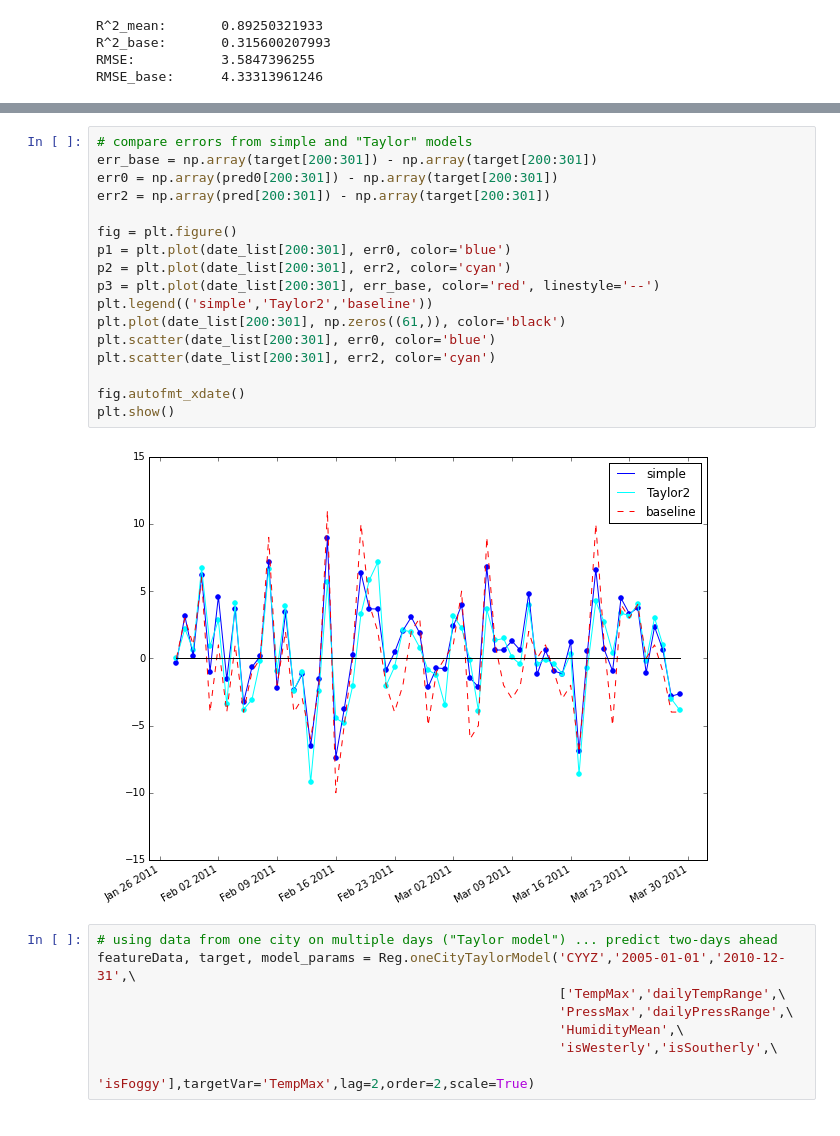
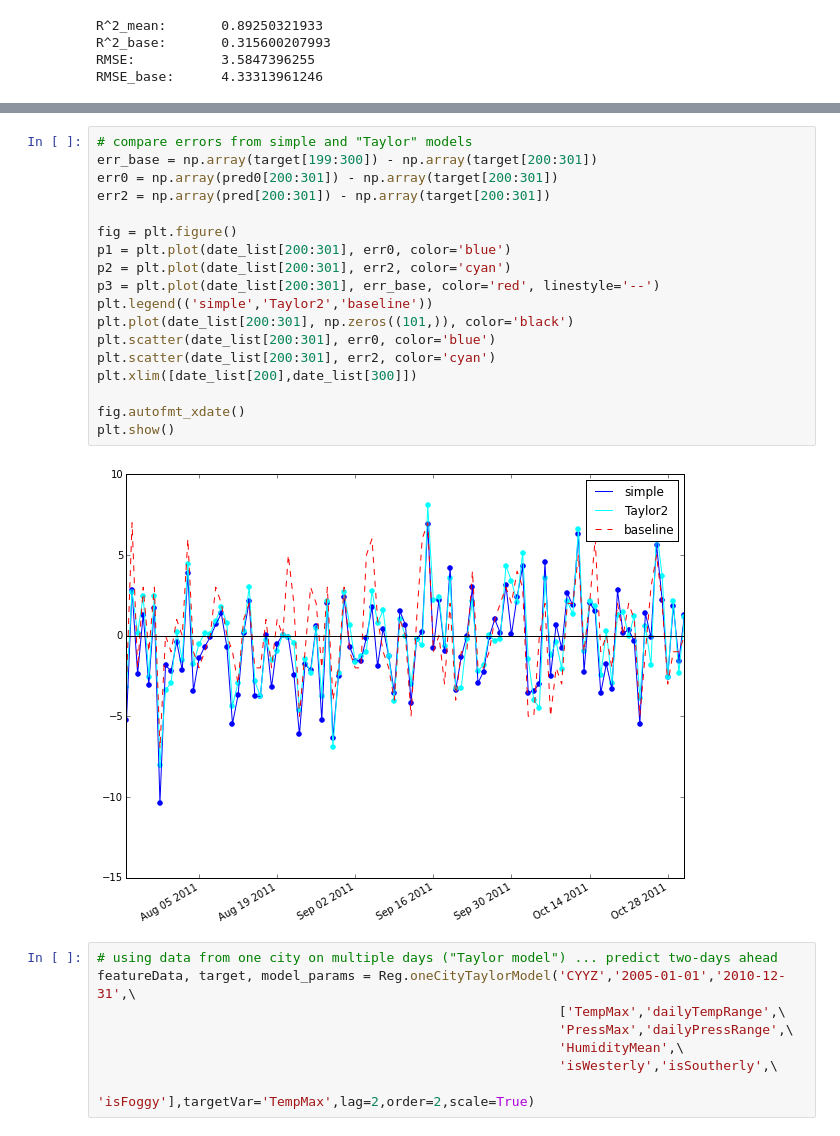
Before and after one commit to majorgowan/wpwp, a Jupyter notebook: Scraping/Notebooks/wU_Regression_models.ipynb, the cells around one changed output, grey strips where cells are left out. Cells and saved outputs as stored; diff of their text form.

```diff
--- a/Scraping/Notebooks/wU_Regression_models.ipynb
+++ b/Scraping/Notebooks/wU_Regression_models.ipynb
@@ -110,22 +108,23 @@ Reg.plotModelPred(date_list, pred, target, startIndex=200, endIndex=300)
 # %%
 # compare errors from simple and "Taylor" models
-err_base = np.array(target[200:301]) - np.array(target[200:301])
+err_base = np.array(target[199:300]) - np.array(target[200:301])
 err0 = np.array(pred0[200:301]) - np.array(target[200:301])
 err2 = np.array(pred[200:301]) - np.array(target[200:301])
 
 fig = plt.figure()
 p1 = plt.plot(date_list[200:301], err0, color='blue')
 p2 = plt.plot(date_list[200:301], err2, color='cyan')
 p3 = plt.plot(date_list[200:301], err_base, color='red', linestyle='--')
 plt.legend(('simple','Taylor2','baseline'))
-plt.plot(date_list[200:301], np.zeros((61,)), color='black')
+plt.plot(date_list[200:301], np.zeros((101,)), color='black')
 plt.scatter(date_list[200:301], err0, color='blue')
 plt.scatter(date_list[200:301], err2, color='cyan')
+plt.xlim([date_list[200],date_list[300]])
 
 fig.autofmt_xdate()
 plt.show()
 # %% [output]
-[figure, old version]
+[figure, new version]
 # %%
 # using data from one city on multiple days ("Taylor model") ... predict two-days ahead
 featureData, target, model_params = Reg.oneCityTaylorModel('CYYZ','2005-01-01','2010-12-31',\
```
Also changed, not shown: parts of 10 cells of this notebook, 5 other files.
